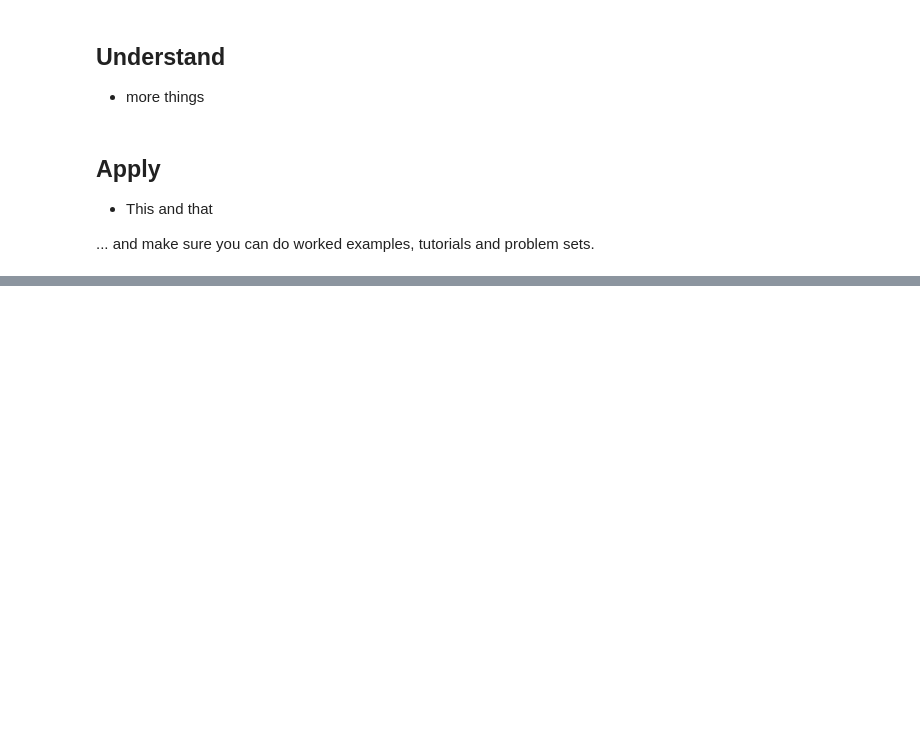
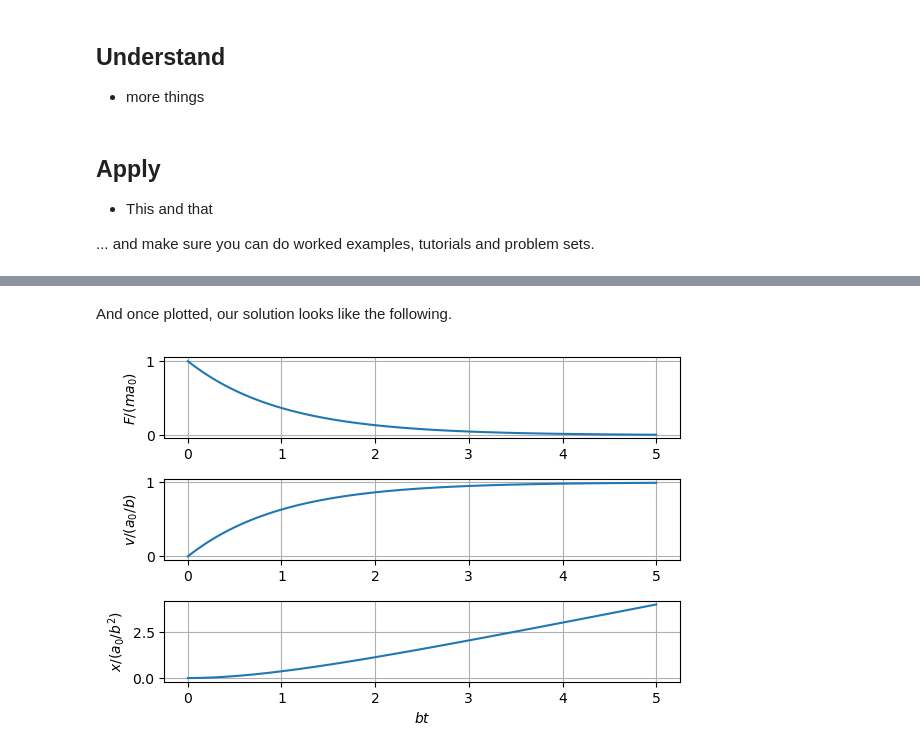
Before and after one commit to ChanJeunlam/254-lectures-2021, a Jupyter notebook: L01-Intro/L01_Newtons2nd.ipynb, the cells around one changed output, grey strips where cells are left out. Drawn from its saved outputs; the diff is of its cells as text; code cells hidden in the pictures; blank space fills up the shorter version.

```diff
--- a/L01-Intro/L01_Newtons2nd.ipynb
+++ b/L01-Intro/L01_Newtons2nd.ipynb
@@ -92,0 +308,25 @@ $$\divr{v}=0$$
+# %% [markdown]
+And once plotted, our solution looks like the following.
+# %%
+v = a0*(1 - np.exp(-b*t))/b
+x = a0*(t + (np.exp(-b*t) - 1)/b)/b
+
+ax1 = plt.subplot(311)  # 3 lines, 1 column, 1st box
+ax1.plot(b*t, Fnorm/a0)
+ax1.set_ylabel("$F/(ma_0)$")
+ax1.grid()
+
+ax2 = plt.subplot(312, sharex=ax1)  # 3 lines, 1 column, 2nd box
+ax2.plot(b*t, v/(a0/b))
+ax2.set_ylabel("$v/(a_0/b)$")
+ax2.grid()
+
+ax3 = plt.subplot(313, sharex=ax1)  # 3 lines, 1 column, 2nd box
+ax3.plot(b*t, x/(a0/b**2))
+ax3.set_xlabel("$bt$")
+ax3.set_ylabel("$x/(a_0/b^2)$")
+ax3.grid()
+
+plt.tight_layout()
+# %% [output]
+[figure, added]
```
Also changed, not shown: parts of 30 cells of this notebook, 3 other files.
